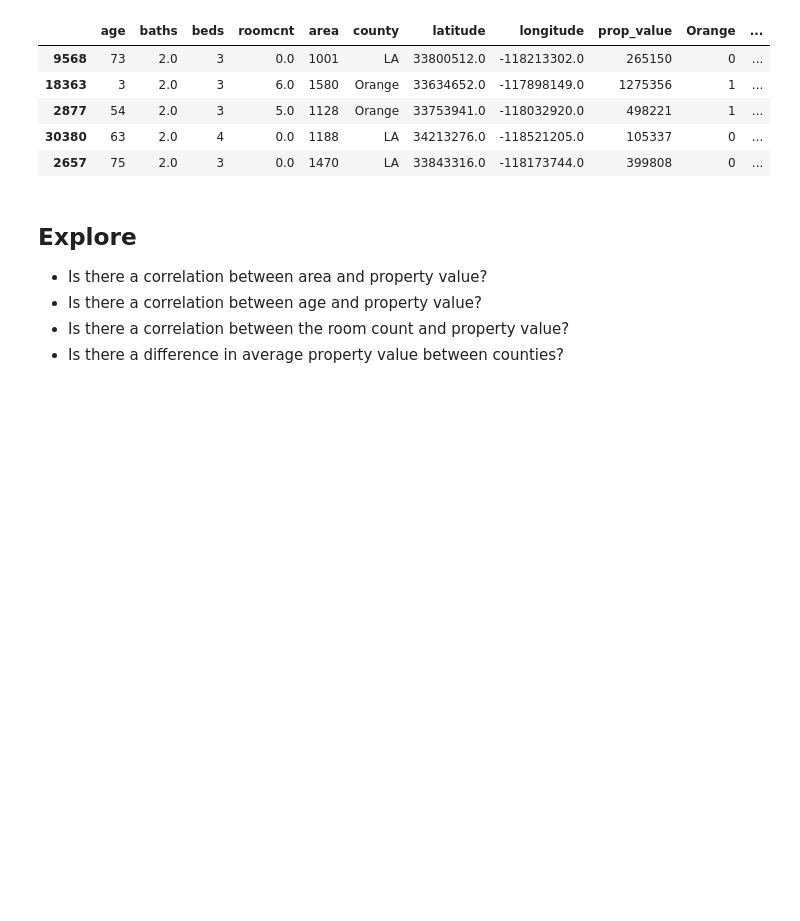
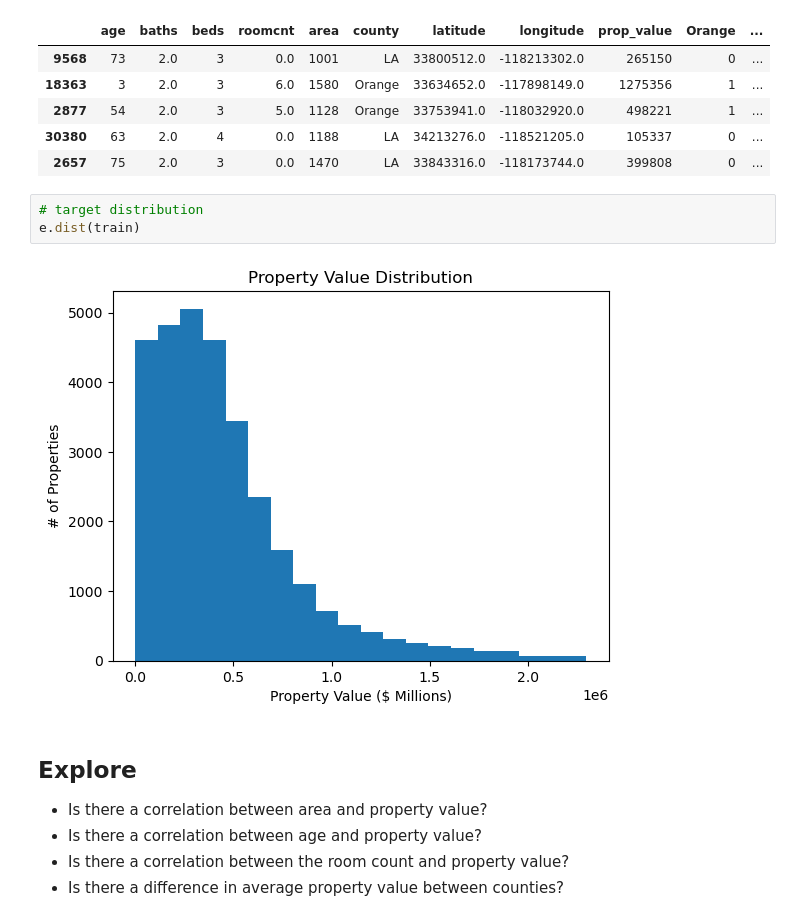
Before and after one commit to tkephart96/project_zillow, a Jupyter notebook: zillow_final.ipynb, the cells around one changed output. Drawn from its saved outputs; the diff is of its cells as text; blank space fills up the shorter version.

Commit message:
added distribution of target

```diff
--- a/zillow_final.ipynb
+++ b/zillow_final.ipynb
@@ -67,6 +67,11 @@ train.head()
 | 2877 | 54 | 2.0 | 3 | 5.0 | 1128 | Orange | 33753941.0 | -118032920.0 | 498221 | 1 | ... |
 | 30380 | 63 | 2.0 | 4 | 0.0 | 1188 | LA | 34213276.0 | -118521205.0 | 105337 | 0 | ... |
 | 2657 | 75 | 2.0 | 3 | 0.0 | 1470 | LA | 33843316.0 | -118173744.0 | 399808 | 0 | ... |
+# %%
+# target distribution
+e.dist(train)
+# %% [output]
+[figure, added]
 # %% [markdown]
 ## Explore
 
```
Also changed, not shown: parts of 3 cells of this notebook, 1 other file.
